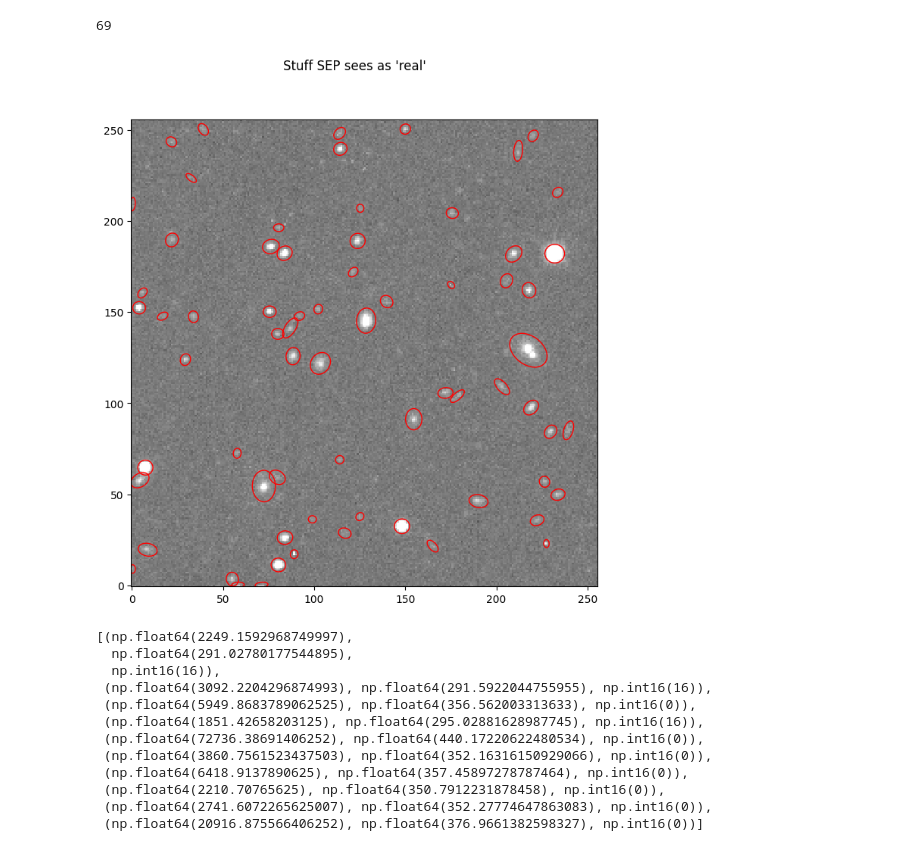
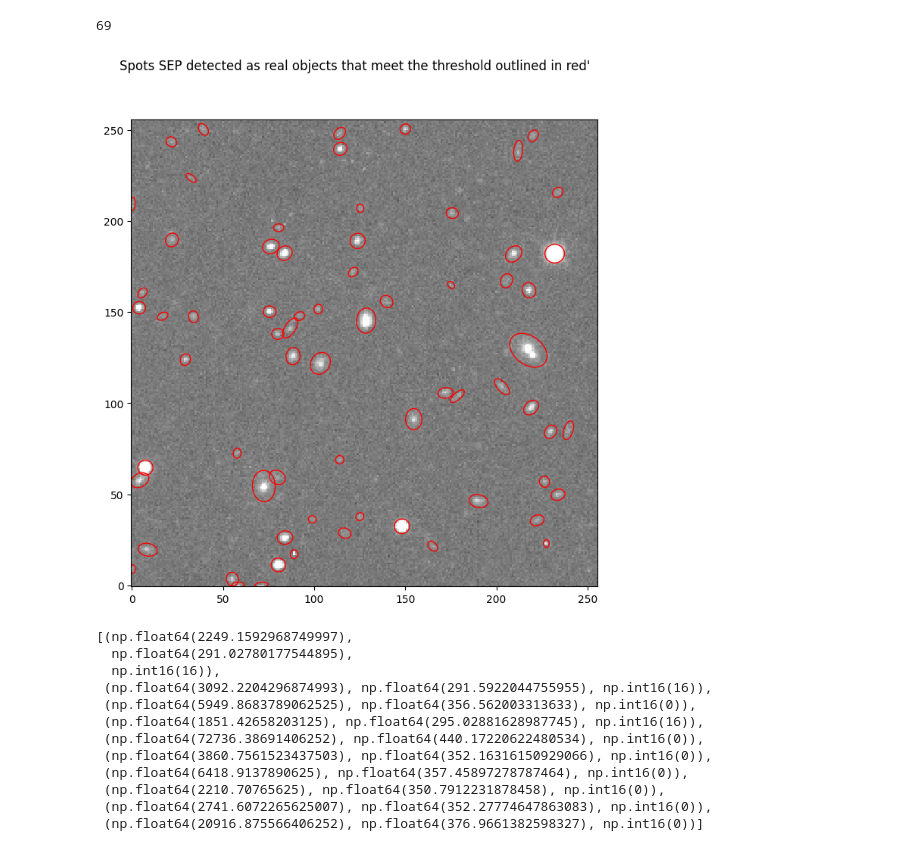
Before and after one commit to slavichowen/astr-19-final-project, a Jupyter notebook: notebooks/sep_tutorial.ipynb, the cells around one changed output. Saved outputs shown, nothing was run; the diff lists cells and outputs as text; code cells hidden in the pictures.

```diff
--- a/notebooks/sep_tutorial.ipynb
+++ b/notebooks/sep_tutorial.ipynb
@@ -61,7 +53,7 @@ fig.savefig("../figs/tut_bg.png", dpi=150, bbox_inches="tight")
 # %% [output]
 [figure]
 # %%
-img_sub = img - bg
+img_sub = img - backg
 # %%
 # now sep is estimating the background and subjecting it off so we'll use img_sub for finding the sources and fluxes
 # %%
@@ -74,32 +66,32 @@ len(sources)
 # %%
 fig, ax = plt.subplots()
 mid_sub, spread_sub = np.mean(img_sub), np.std(img_sub)
 
 show = ax.imshow(
     img_sub,
     interpolation="nearest",
     cmap="gray",
     vmin = mid_sub - spread_sub,
     vmax = mid_sub + spread_sub,
     origin="lower",
 )
 
 for i in range(len(sources)):
     e = Ellipse(
         xy = (sources["x"][i], sources["y"][i]),
         width = 6 * sources["a"][i],
         height = 6 * sources["b"][i],
         angle = sources["theta"][i] * 180.0 / np.pi,
     )
     e.set_facecolor('none')
     e.set_edgecolor("red")
     ax.add_artist(e)
 
-fig.suptitle("Stuff SEP sees as 'real'")
+fig.suptitle("Spots SEP detected as real objects that meet the threshold outlined in red'")
 fig.savefig("../figs/tut_sources.png", dpi=150, bbox_inches = "tight")
 plt.show()
 # %% [output]
-[figure, old version]
+[figure, new version]
 # %%
 ap_flux, ap_err, ap_flag = sep.sum_circle(
     img_sub,
```
Also changed, not shown: parts of 2 cells of this notebook, 5 other files.
